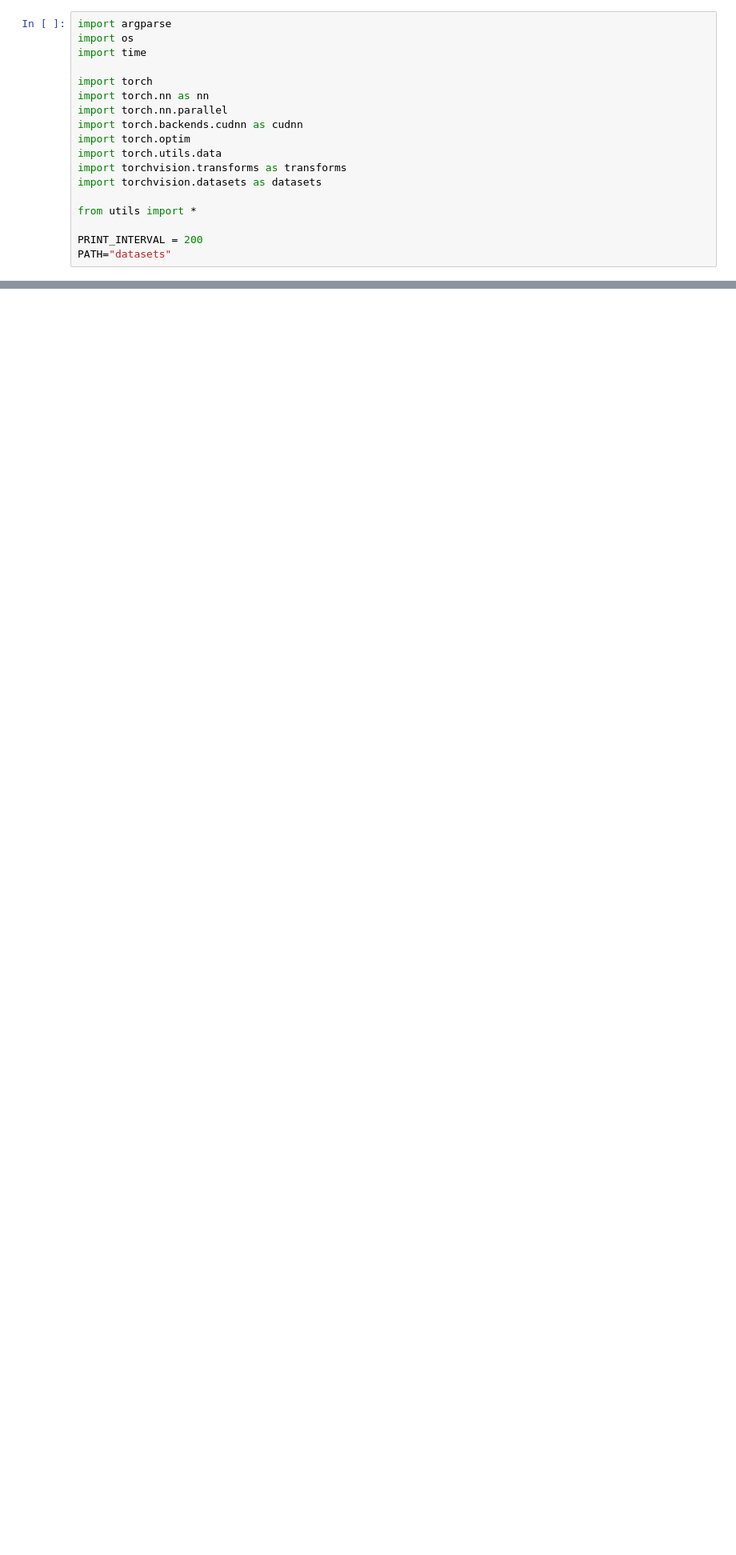
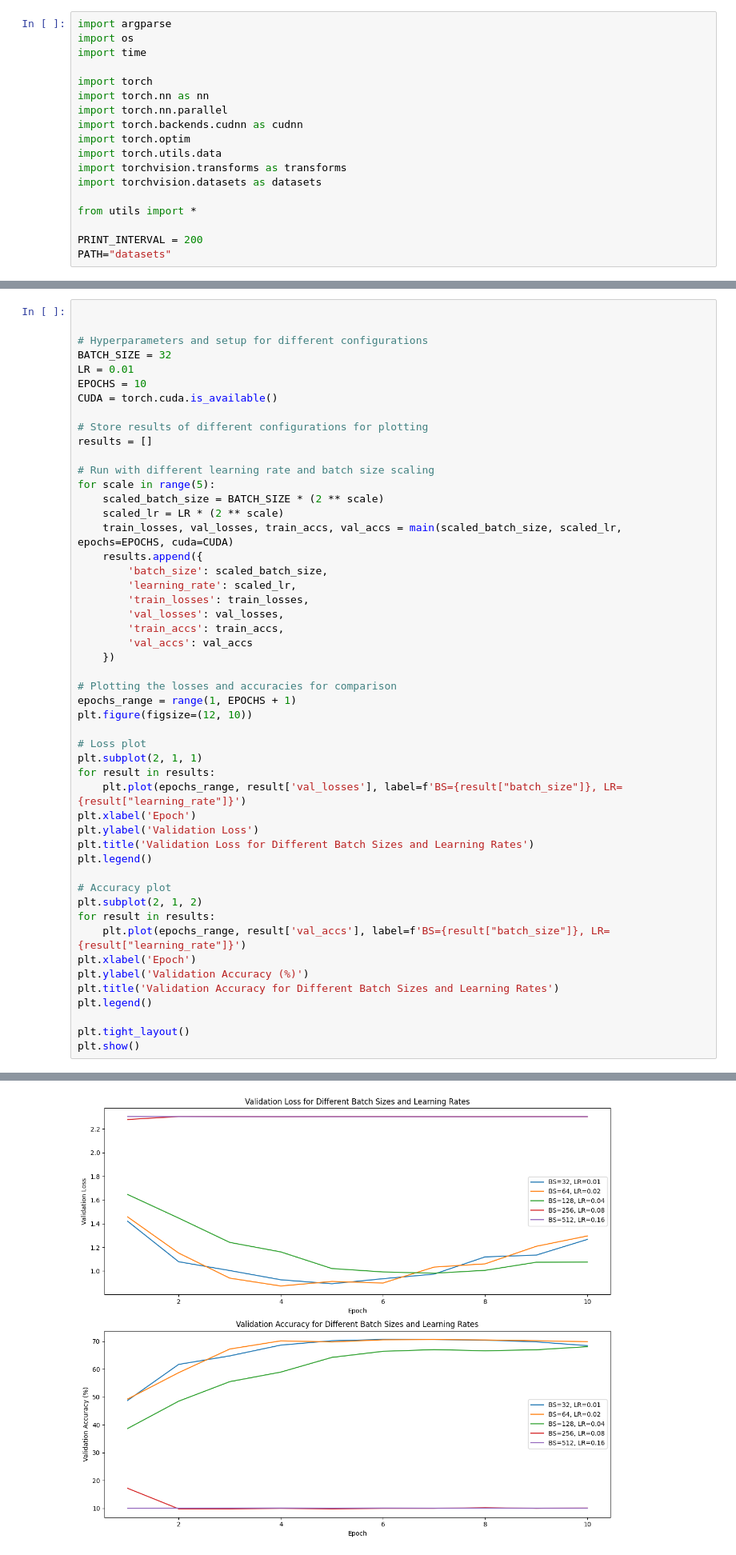
Before and after one commit to RayaneA7/Computer-Vision, a Jupyter notebook: AZIZI_Walid_KEBIR_Ahmed_Rayane_of_1_cd_CNNs.ipynb, the cells around one changed output, grey strips where cells are left out. Shown at 80% size. Drawn from its saved outputs; the diff is of its cells as text; blank space fills up the shorter version.

```diff
--- a/AZIZI_Walid_KEBIR_Ahmed_Rayane_of_1_cd_CNNs.ipynb
+++ b/AZIZI_Walid_KEBIR_Ahmed_Rayane_of_1_cd_CNNs.ipynb
@@ -256,0 +599,51 @@ Extracting datasets/MNIST/raw/t10k-labels-idx1-ubyte.gz to datasets/MNIST/raw
+# %%
+
+
+# Hyperparameters and setup for different configurations
+BATCH_SIZE = 32
+LR = 0.01
+EPOCHS = 10
+CUDA = torch.cuda.is_available()
+
+# Store results of different configurations for plotting
+results = []
+
+# Run with different learning rate and batch size scaling
+for scale in range(5):
+    scaled_batch_size = BATCH_SIZE * (2 ** scale)
+    scaled_lr = LR * (2 ** scale)
+    train_losses, val_losses, train_accs, val_accs = main(scaled_batch_size, scaled_lr, epochs=EPOCHS, cuda=CUDA)
+    results.append({
+        'batch_size': scaled_batch_size,
+        'learning_rate': scaled_lr,
+        'train_losses': train_losses,
+        'val_losses': val_losses,
+        'train_accs': train_accs,
+        'val_accs': val_accs
+    })
+
+# Plotting the losses and accuracies for comparison
+epochs_range = range(1, EPOCHS + 1)
+plt.figure(figsize=(12, 10))
+
+# Loss plot
+plt.subplot(2, 1, 1)
+for result in results:
+    plt.plot(epochs_range, result['val_losses'], label=f'BS={result["batch_size"]}, LR={result["learning_rate"]}')
+plt.xlabel('Epoch')
+plt.ylabel('Validation Loss')
+plt.title('Validation Loss for Different Batch Sizes and Learning Rates')
+plt.legend()
+
+# Accuracy plot
+plt.subplot(2, 1, 2)
+for result in results:
+    plt.plot(epochs_range, result['val_accs'], label=f'BS={result["batch_size"]}, LR={result["learning_rate"]}')
+plt.xlabel('Epoch')
+plt.ylabel('Validation Accuracy (%)')
+plt.title('Validation Accuracy for Different Batch Sizes and Learning Rates')
+plt.legend()
+
+plt.tight_layout()
+plt.show()
+# %% [output]
@@ -256,0 +660 @@ Extracting datasets/MNIST/raw/t10k-labels-idx1-ubyte.gz to datasets/MNIST/raw
+[figure, added]
```
Also changed, not shown: parts of 50 cells of this notebook, 2 other files.
